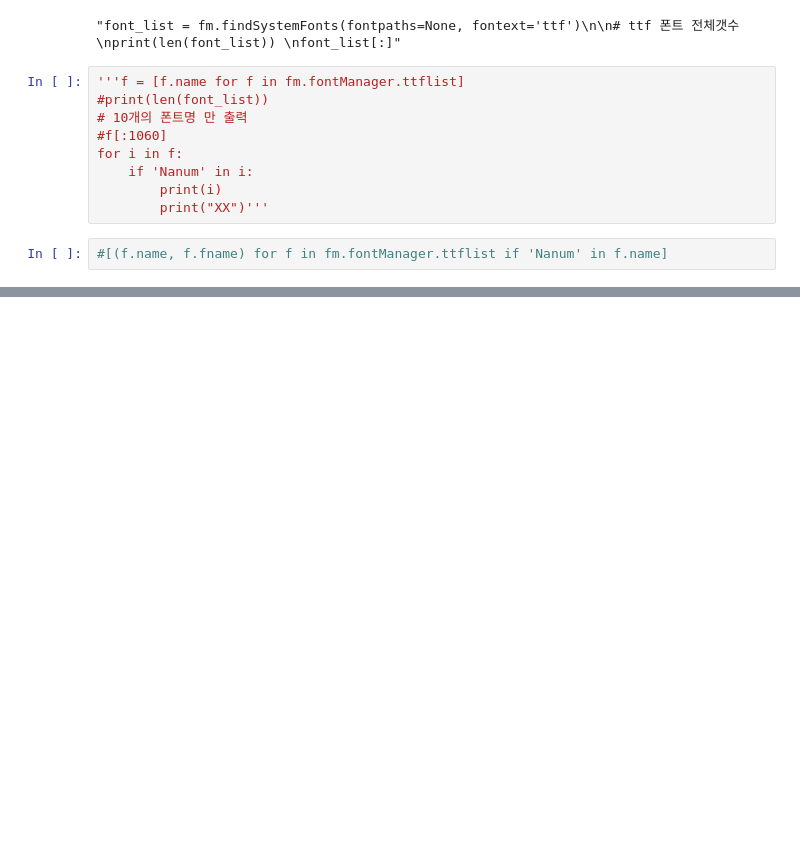
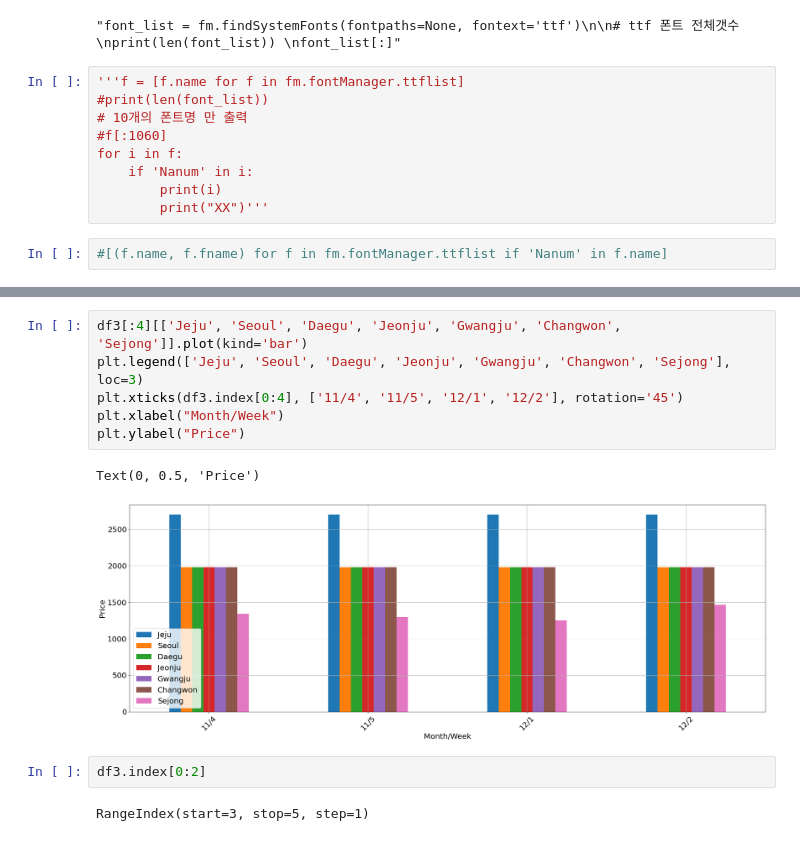
Before and after one commit to SeonJongYoo/SmartFarmProject-Python-DataAnalysis, a Jupyter notebook: Data_PriceChanges/PriceChange_Korea.ipynb, the cells around one changed output, grey strips where cells are left out. Saved outputs shown, nothing was run; the diff lists cells and outputs as text; blank space fills up the shorter version.

```diff
--- a/Data_PriceChanges/PriceChange_Korea.ipynb
+++ b/Data_PriceChanges/PriceChange_Korea.ipynb
@@ -312,0 +360,13 @@ plt.show()
+# %%
+df3[:4][['Jeju', 'Seoul', 'Daegu', 'Jeonju', 'Gwangju', 'Changwon', 'Sejong']].plot(kind='bar')
+plt.legend(['Jeju', 'Seoul', 'Daegu', 'Jeonju', 'Gwangju', 'Changwon', 'Sejong'], loc=3)
+plt.xticks(df3.index[0:4], ['11/4', '11/5', '12/1', '12/2'], rotation='45')
+plt.xlabel("Month/Week")
+plt.ylabel("Price")
+# %% [output]
+Text(0, 0.5, 'Price')
+[figure, added]
+# %%
+df3.index[0:2]
+# %% [output]
+RangeIndex(start=3, stop=5, step=1)
```
Also changed, not shown: parts of 6 cells of this notebook.
